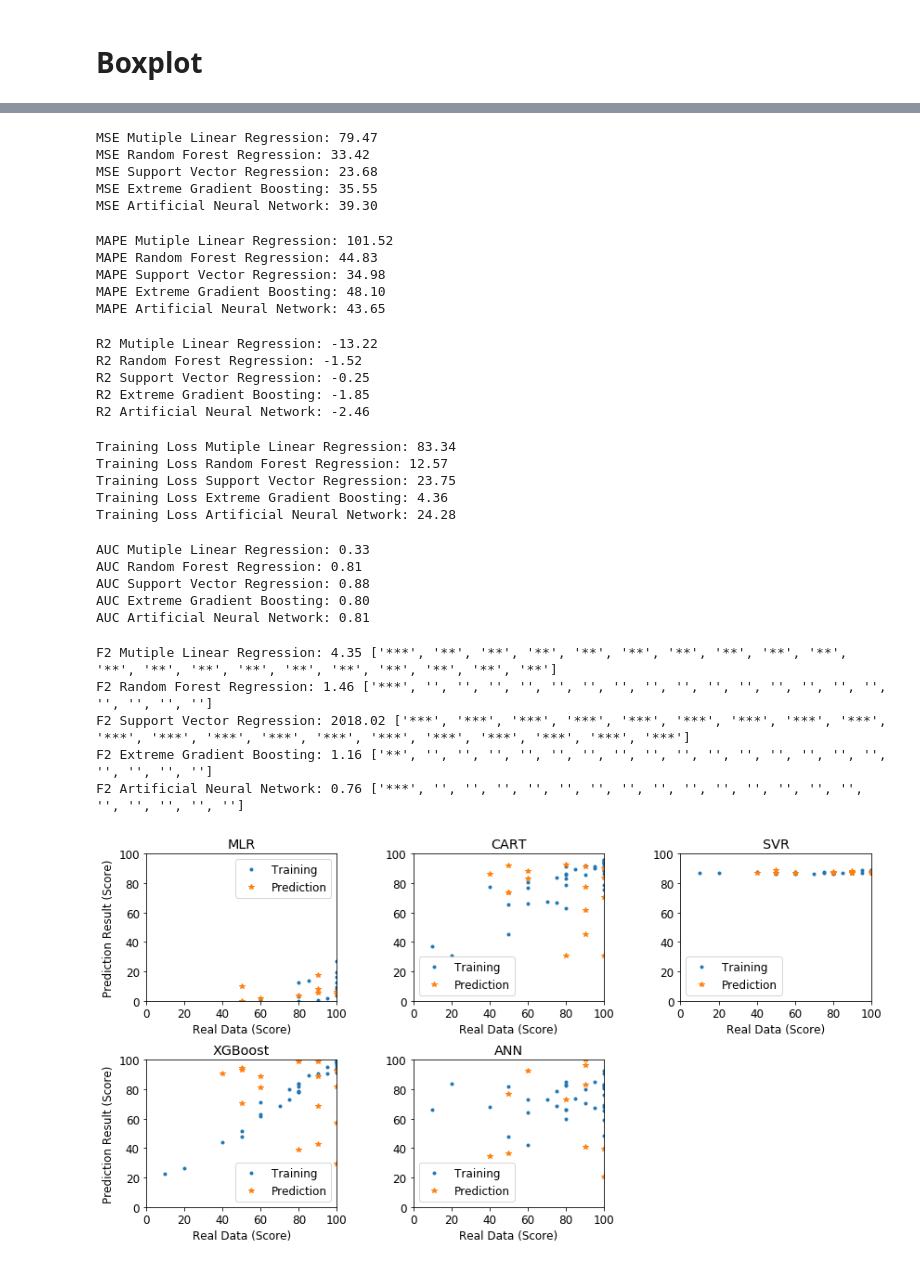
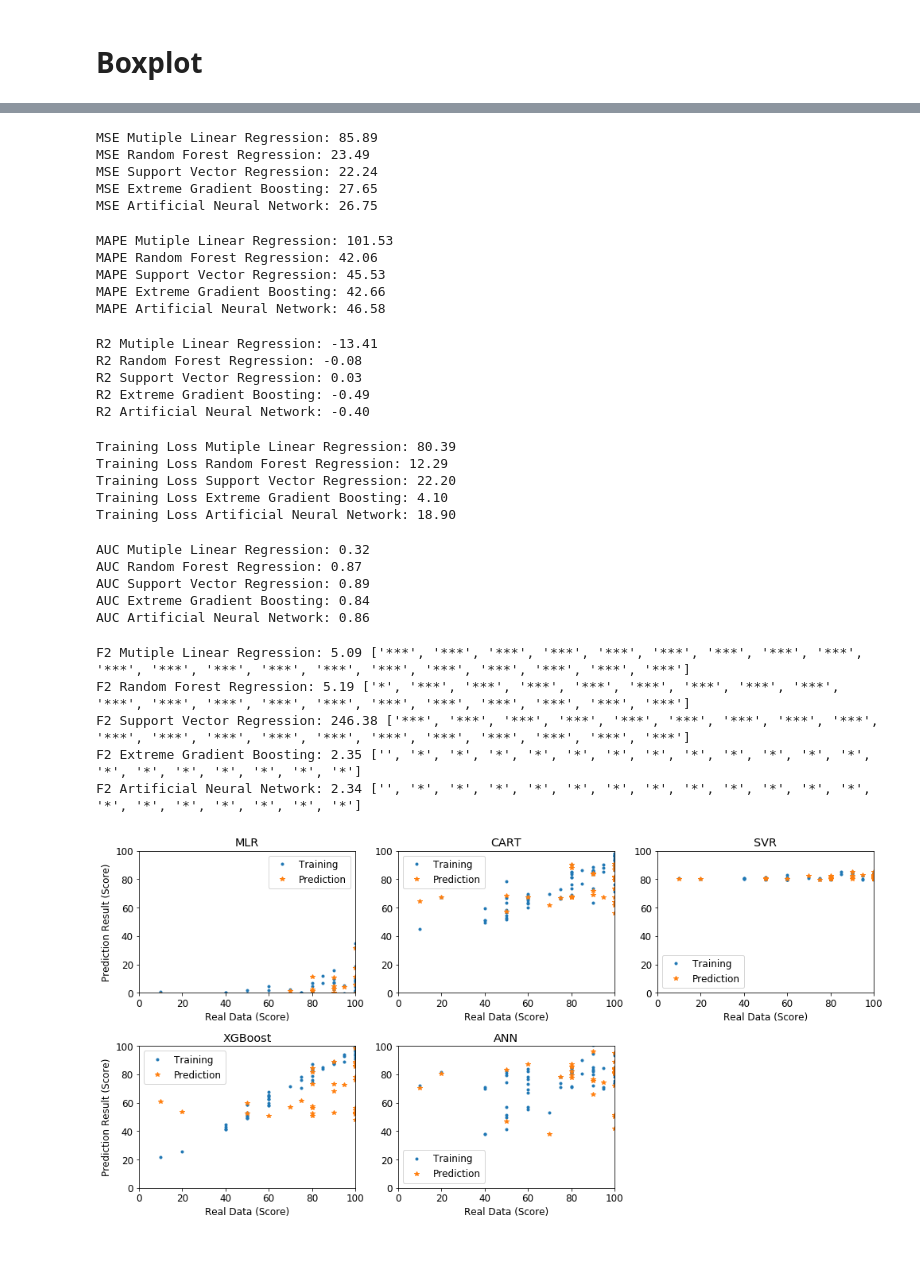
Before and after one commit to owen198/kyoto_ebook, a Jupyter notebook: Benchmarking.ipynb, the cells around one changed output, grey strips where cells are left out. Drawn from its saved outputs; the diff is of its cells as text; code cells hidden in the pictures.

```diff
--- a/Benchmarking.ipynb
+++ b/Benchmarking.ipynb
@@ -84,8 +84,8 @@ from sklearn.model_selection import KFold
 # %% [output]
 Using TensorFlow backend.
 # %%
-pca_flag = False
-noise_flag = False
+pca_flag = True
+noise_flag = True
 # %% [markdown]
 # Load Data
 # %%
@@ -281,7 +283,7 @@ def knn_baseline_model():
     # create model
     model = Sequential()
     #model.add(GaussianNoise(stddev=0.1, input_shape=(14,)))
-    model.add(Dense(7, activation='relu', input_shape=(14,)))
+    model.add(Dense(7, activation='relu', input_shape=(9,)))
     #model.add(Dropout(0.5))
     #model.add(GaussianNoise(0.1))
     #model.add(Dense(14, activation='relu'))
@@ -572,11 +574,11 @@ print ('MSE Extreme Gradient Boosting:', '{:.2f}'.format(sum(mse_xgb_list) / len
 print ('MSE Artificial Neural Network:', '{:.2f}'.format(sum(mse_mlp_list) / len(mse_mlp_list)))
 #print ('MSE Keras Neural Network:', '{:.2f}'.format(sum(mse_knn_list) / len(mse_knn_list)))
 # %% [output]
-MSE Mutiple Linear Regression: 79.47
-MSE Random Forest Regression: 33.42
-MSE Support Vector Regression: 23.68
-MSE Extreme Gradient Boosting: 35.55
-MSE Artificial Neural Network: 39.30
+MSE Mutiple Linear Regression: 85.89
+MSE Random Forest Regression: 23.49
+MSE Support Vector Regression: 22.24
+MSE Extreme Gradient Boosting: 27.65
+MSE Artificial Neural Network: 26.75
 # %%
 print ('MAPE Mutiple Linear Regression:', '{:.2f}'.format(sum(mape_ols_list) / len(mape_ols_list)))
 print ('MAPE Random Forest Regression:', '{:.2f}'.format(sum(mape_regr_list) / len(mape_regr_list)))
@@ -585,11 +587,11 @@ print ('MAPE Extreme Gradient Boosting:', '{:.2f}'.format(sum(mape_xgb_list) / l
 print ('MAPE Artificial Neural Network:', '{:.2f}'.format(sum(mape_mlp_list) / len(mape_mlp_list)))
 #print ('MAPE Keras Neural Network:', '{:.2f}'.format(sum(mape_knn_list) / len(mape_knn_list)))
 # %% [output]
-MAPE Mutiple Linear Regression: 101.52
-MAPE Random Forest Regression: 44.83
-MAPE Support Vector Regression: 34.98
-MAPE Extreme Gradient Boosting: 48.10
-MAPE Artificial Neural Network: 43.65
+MAPE Mutiple Linear Regression: 101.53
+MAPE Random Forest Regression: 42.06
+MAPE Support Vector Regression: 45.53
+MAPE Extreme Gradient Boosting: 42.66
+MAPE Artificial Neural Network: 46.58
 # %%
 print ('R2 Mutiple Linear Regression:', '{:.2f}'.format(sum(r2_ols_list) / len(r2_ols_list)))
 print ('R2 Random Forest Regression:', '{:.2f}'.format(sum(r2_regr_list) / len(r2_regr_list)))
@@ -598,11 +600,11 @@ print ('R2 Extreme Gradient Boosting:', '{:.2f}'.format(sum(r2_xgb_list) / len(r
 print ('R2 Artificial Neural Network:', '{:.2f}'.format(sum(r2_mlp_list) / len(r2_mlp_list)))
 #print ('R2 Keras Neural Network:', '{:.2f}'.format(sum(r2_knn_list) / len(r2_knn_list)))
 # %% [output]
-R2 Mutiple Linear Regression: -13.22
-R2 Random Forest Regression: -1.52
-R2 Support Vector Regression: -0.25
-R2 Extreme Gradient Boosting: -1.85
-R2 Artificial Neural Network: -2.46
+R2 Mutiple Linear Regression: -13.41
+R2 Random Forest Regression: -0.08
+R2 Support Vector Regression: 0.03
+R2 Extreme Gradient Boosting: -0.49
+R2 Artificial Neural Network: -0.40
 # %%
 print ('Training Loss Mutiple Linear Regression:', '{:.2f}'.format(sum(tl_ols_list) / len(tl_ols_list)))
 print ('Training Loss Random Forest Regression:', '{:.2f}'.format(sum(tl_regr_list) / len(tl_regr_list)))
@@ -611,11 +613,11 @@ print ('Training Loss Extreme Gradient Boosting:', '{:.2f}'.format(sum(tl_xgb_li
 print ('Training Loss Artificial Neural Network:', '{:.2f}'.format(sum(tl_mlp_list) / len(tl_mlp_list)))
 #print ('Training Loss Keras Neural Network:', '{:.2f}'.format(sum(tl_knn_list) / len(tl_knn_list)))
 # %% [output]
-Training Loss Mutiple Linear Regression: 83.34
-Training Loss Random Forest Regression: 12.57
-Training Loss Support Vector Regression: 23.75
-Training Loss Extreme Gradient Boosting: 4.36
-Training Loss Artificial Neural Network: 24.28
+Training Loss Mutiple Linear Regression: 80.39
+Training Loss Random Forest Regression: 12.29
+Training Loss Support Vector Regression: 22.20
+Training Loss Extreme Gradient Boosting: 4.10
+Training Loss Artificial Neural Network: 18.90
 # %%
 print ('AUC Mutiple Linear Regression:', '{:.2f}'.format(sum(auc_ols_list) / len(auc_ols_list)))
 print ('AUC Random Forest Regression:', '{:.2f}'.format(sum(auc_regr_list) / len(auc_regr_list)))
@@ -624,11 +626,11 @@ print ('AUC Extreme Gradient Boosting:', '{:.2f}'.format(sum(auc_xgb_list) / len
 print ('AUC Artificial Neural Network:', '{:.2f}'.format(sum(auc_mlp_list) / len(auc_mlp_list)))
 #print ('AUC Keras Neural Network:', '{:.2f}'.format(sum(auc_knn_list) / len(auc_knn_list)))
 # %% [output]
-AUC Mutiple Linear Regression: 0.33
-AUC Random Forest Regression: 0.81
-AUC Support Vector Regression: 0.88
-AUC Extreme Gradient Boosting: 0.80
-AUC Artificial Neural Network: 0.81
+AUC Mutiple Linear Regression: 0.32
+AUC Random Forest Regression: 0.87
+AUC Support Vector Regression: 0.89
+AUC Extreme Gradient Boosting: 0.84
+AUC Artificial Neural Network: 0.86
 # %%
 print ('F2 Mutiple Linear Regression:', '{:.2f}'.format(sum(f2_ols_list) / len(f2_ols_list)), pf2_ols_list)
 print ('F2 Random Forest Regression:', '{:.2f}'.format(sum(f2_regr_list) / len(f2_regr_list)), pf2_regr_list)
@@ -637,11 +639,11 @@ print ('F2 Extreme Gradient Boosting:', '{:.2f}'.format(sum(f2_xgb_list) / len(f
 print ('F2 Artificial Neural Network:', '{:.2f}'.format(sum(f2_mlp_list) / len(f2_mlp_list)), pf2_mlp_list)
 #print ('AUC Keras Neural Network:', '{:.2f}'.format(sum(auc_knn_list) / len(auc_knn_list)))
 # %% [output]
-F2 Mutiple Linear Regression: 4.35 ['***', '**', '**', '**', '**', '**', '**', '**', '**', '**', '**', '**', '**', '**', '**', '**', '**', '**', '**', '**']
-F2 Random Forest Regression: 1.46 ['***', '', '', '', '', '', '', '', '', '', '', '', '', '', '', '', '', '', '', '']
-F2 Support Vector Regression: 2018.02 ['***', '***', '***', '***', '***', '***', '***', '***', '***', '***', '***', '***', '***', '***', '***', '***', '***', '***', '***', '***']
-F2 Extreme Gradient Boosting: 1.16 ['**', '', '', '', '', '', '', '', '', '', '', '', '', '', '', '', '', '', '', '']
-F2 Artificial Neural Network: 0.76 ['***', '', '', '', '', '', '', '', '', '', '', '', '', '', '', '', '', '', '', '']
+F2 Mutiple Linear Regression: 5.09 ['***', '***', '***', '***', '***', '***', '***', '***', '***', '***', '***', '***', '***', '***', '***', '***', '***', '***', '***', '***']
+F2 Random Forest Regression: 5.19 ['*', '***', '***', '***', '***', '***', '***', '***', '***', '***', '***', '***', '***', '***', '***', '***', '***', '***', '***', '***']
+F2 Support Vector Regression: 246.38 ['***', '***', '***', '***', '***', '***', '***', '***', '***', '***', '***', '***', '***', '***', '***', '***', '***', '***', '***', '***']
+F2 Extreme Gradient Boosting: 2.35 ['', '*', '*', '*', '*', '*', '*', '*', '*', '*', '*', '*', '*', '*', '*', '*', '*', '*', '*', '*']
+F2 Artificial Neural Network: 2.34 ['', '*', '*', '*', '*', '*', '*', '*', '*', '*', '*', '*', '*', '*', '*', '*', '*', '*', '*', '*']
 # %%
 matplotlib.rcParams.update({'font.size': 12})
 
@@ -674,35 +676,38 @@ plt.subplot(2, 3, 3)
 plt.plot(y_train, svr_train_y, '.',
          y_test, svr_pred_y, '*')
 plt.title('SVR')
 plt.xlabel('Real Data (Score)')
 #plt.ylabel('Observation')
 plt.xlim(0, 100)
 plt.ylim(0, 100)
 plt.legend(['Training', 'Prediction'])
 
 plt.subplot(2, 3, 4)
 plt.plot(y_train, xgr_train_y, '.',
          y_test, xgr_pred_y, '*')
 plt.title('XGBoost')
 plt.xlabel('Real Data (Score)')
 plt.ylabel('Prediction Result (Score)')
 plt.xlim(0, 100)
 plt.ylim(0, 100)
 plt.legend(['Training', 'Prediction'])
 
 plt.subplot(2, 3, 5)
 plt.plot(y_train, mlp_train_y, '.',
          y_test, mlp_pred_y, '*',)
 plt.title('ANN')
 plt.xlabel('Real Data (Score)')
 #plt.ylabel('Observation')
 plt.xlim(0, 100)
 plt.ylim(0, 100)
 plt.legend(['Training', 'Prediction'])
 
-plt.show()
+plt.tight_layout()
+plt.savefig('./images/benchmark_regression_result.png', dpi=300)
+
+#plt.show()
 # %% [output]
-[figure, old version]
+[figure, new version]
 # %%
 
 X_train, X_test, y_train, y_test = train_test_split(kyoto_x, kyoto_y, test_size=0.3)
```
Also changed, not shown: parts of 4 cells of this notebook, 7 other files.
